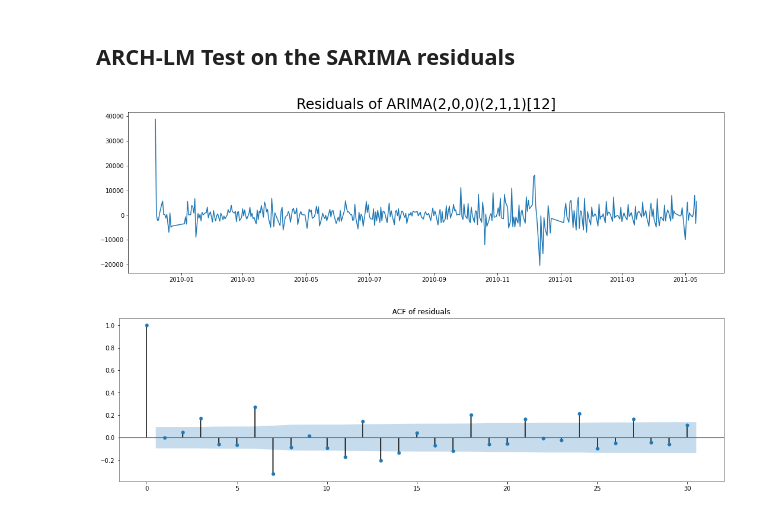
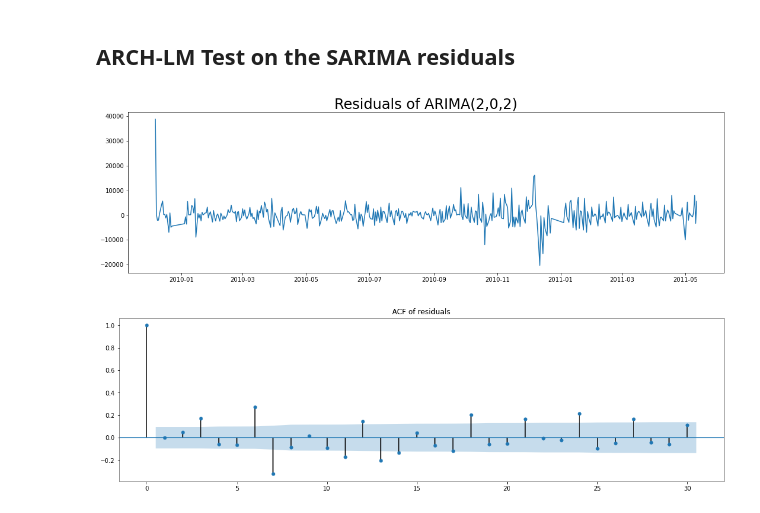
Before and after one commit to marcelocmathias/astp_mcd_2021, a Jupyter notebook: 3.2-Model_ARCH_GARCH.ipynb, the cells around one changed output. Cells and saved outputs as stored; diff of their text form; code cells hidden in the pictures.

```diff
--- a/3.2-Model_ARCH_GARCH.ipynb
+++ b/3.2-Model_ARCH_GARCH.ipynb
@@ -55,14 +55,14 @@ Roots
 # %%
 # Set the figure size
 plt.rcParams["figure.figsize"] = 18, 5
 # Plotting residuals
 plt.plot(results.resid, label = "Residuals")
 # Setting Title
-plt.title("Residuals of ARIMA(2,0,0)(2,1,1)[12]", size = 24)
+plt.title("Residuals of ARIMA(2,0,2)", size = 24)
 # Display the plot
 plt.show()
 # %% [output]
-[figure, old version]
+[figure, new version]
 # %%
 plot_acf(results.resid, lags=30, alpha=0.05, title="ACF of residuals")
 plt.show()
```
Also changed, not shown: parts of 2 cells of this notebook.
